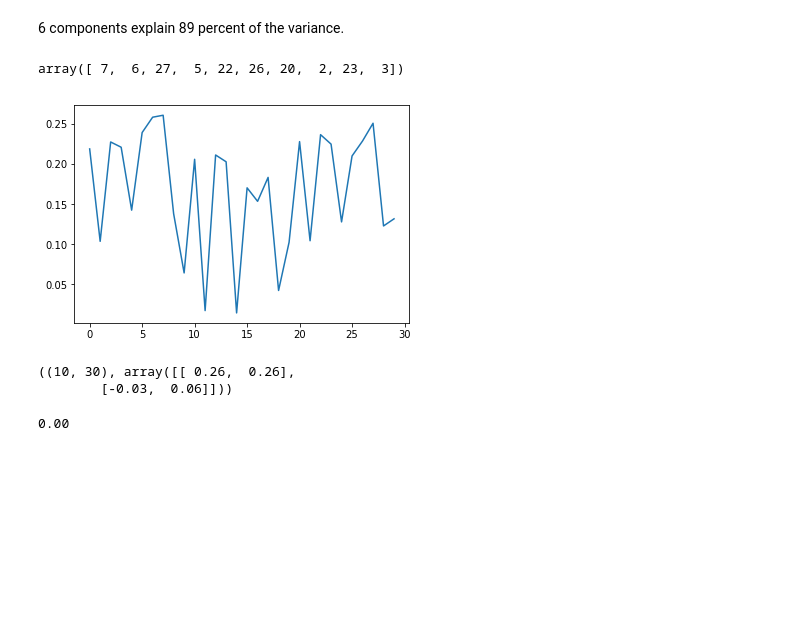
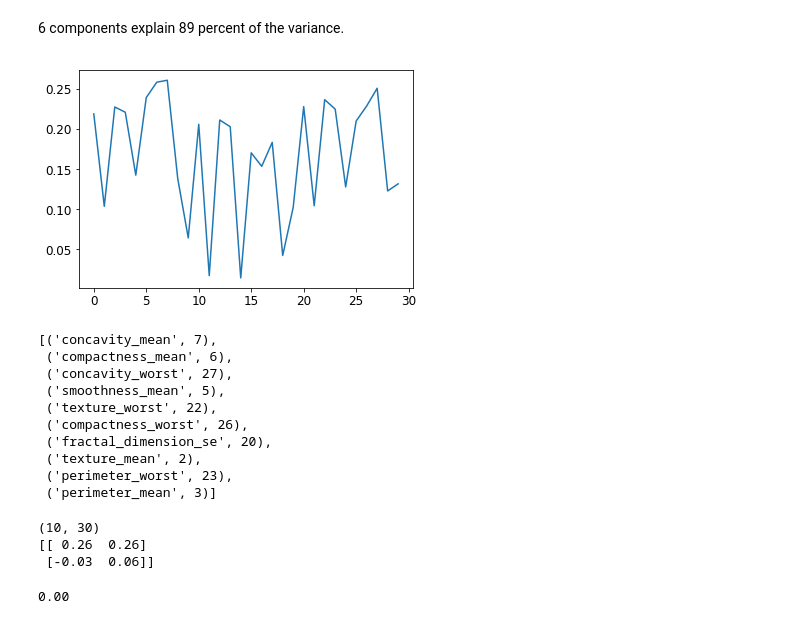
Before and after one commit to ahmadnish/FOML2017, a Jupyter notebook: jannik.ipynb, the cells around one changed output. Cells and saved outputs as stored; diff of their text form; code cells hidden in the pictures; blank space fills up the shorter version.

```diff
--- a/jannik.ipynb
+++ b/jannik.ipynb
@@ -162,15 +163,29 @@ list(zip(np.arange(1,10+1),np.cumsum(pca.explained_variance_ratio_)))
 # %%
 max_vec = pca.components_[0,:]
 plt.plot(max_vec)
 max_props = np.argsort(max_vec)[::-1][0:10]
-max_props
 # %% [output]
-array([ 7,  6, 27,  5, 22, 26, 20,  2, 23,  3])
-[figure, old version]
+[figure, new version]
+# %%
+# list components with maximal contribution to first component
+[(list(df)[prop],prop) for prop in max_props]
+# %% [output]
+[('concavity_mean', 7),
+ ('compactness_mean', 6),
+ ('concavity_worst', 27),
+ ('smoothness_mean', 5),
+ ('texture_worst', 22),
+ ('compactness_worst', 26),
+ ('fractal_dimension_se', 20),
+ ('texture_mean', 2),
+ ('perimeter_worst', 23),
+ ('perimeter_mean', 3)]
 # %%
 V = pca.components_[0:2, [max_props[0],max_props[1]]]
-pca.components_.shape, v
+print(pca.components_.shape)
+print(V)
 # %% [output]
-((10, 30), array([[ 0.26,  0.26],
-        [-0.03,  0.06]]))
+(10, 30)
+[[ 0.26  0.26]
+ [-0.03  0.06]]
 # %%
```
Also changed, not shown: parts of 21 cells of this notebook, 9 other files.
